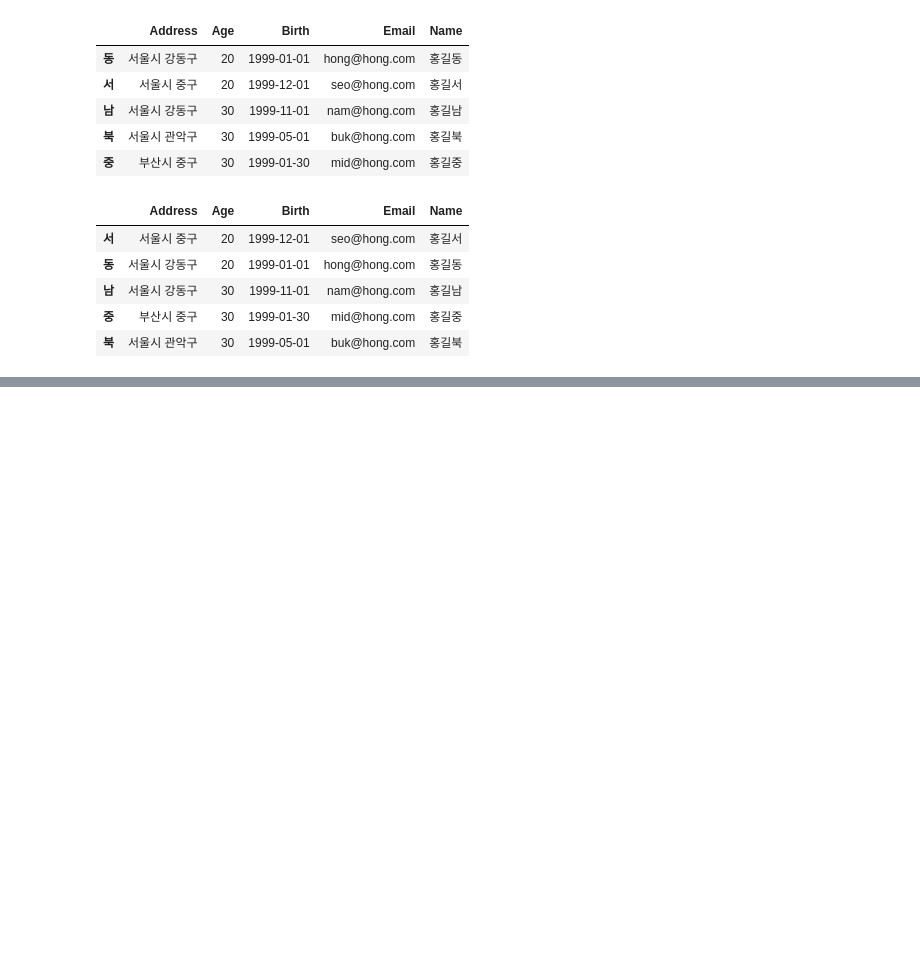
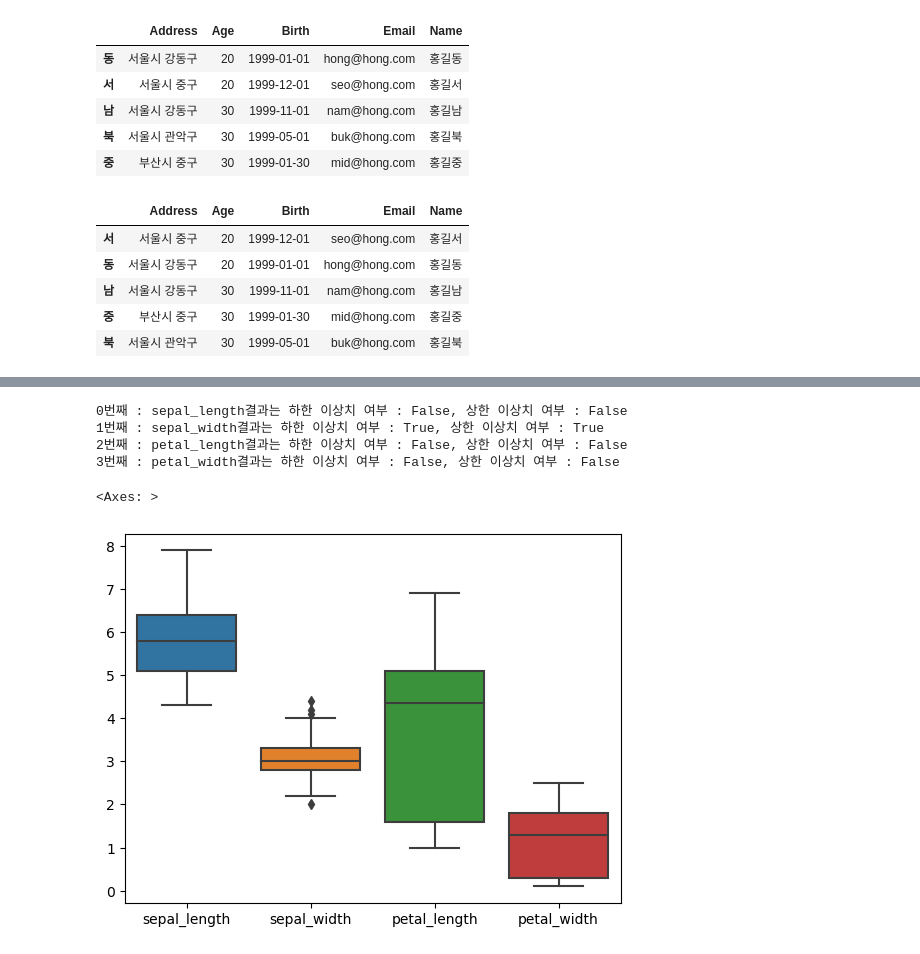
Before and after one commit to Jayk1220/ai, a Jupyter notebook: source/01_python/ch11. 데이터프레임과 시리즈 (Pandas) 1-8.ipynb, the cells around one changed output, grey strips where cells are left out. Cells and saved outputs as stored; diff of their text form; code cells hidden in the pictures; blank space fills up the shorter version.

```diff
--- a/source/01_python/ch11. 데이터프레임과 시리즈 (Pandas) 1-8.ipynb
+++ b/source/01_python/ch11. 데이터프레임과 시리즈 (Pandas) 1-8.ipynb
@@ -1841,0 +1860,5 @@ member.sort_values(by=['Age','Email'], ascending = [False, True)
+# %%
+from statsmodels.api import datasets
+iris = datasets.get_rdataset('iris').data
+iris.columns = [col.lower().replace('.','_') for col in iris.columns]
+iris.sample(1)
@@ -1841,0 +1979,24 @@ member.sort_values(by=['Age','Email'], ascending = [False, True)
+# %%
+qunt = X.quantile(q=[0,0.25,0.5,0.75,1],interpolation='nearest')
+for idx, col in enumerate(qunt.columns):
+    min = qunt.iloc[0,idx]
+    Q1 = qunt.iloc[1,idx]
+    Q3 = qunt.iloc[3,idx]
+    max = qunt.iloc[4,idx]
+    iqr = Q3-Q1
+    lower_outlier = Q1 - 1.5*iqr # 하한이상치 limit
+    upper_outlier = Q3 + 1.5*iqr # 상한이상치 limit
+    print(f"{idx}번째 : {col}결과는 ", end='')
+    print('하한 이상치 여부 : {}, 상한 이상치 여부 : {}'.format(min<lower_outlier,
+                                                            max>upper_outlier))
+# %% [output]
+0번째 : sepal_length결과는 하한 이상치 여부 : False, 상한 이상치 여부 : False
+1번째 : sepal_width결과는 하한 이상치 여부 : True, 상한 이상치 여부 : True
+2번째 : petal_length결과는 하한 이상치 여부 : False, 상한 이상치 여부 : False
+3번째 : petal_width결과는 하한 이상치 여부 : False, 상한 이상치 여부 : False
+# %%
+import seaborn as sns
+sns.boxplot(data = iris)
+# %% [output]
+<Axes: >
+[figure, added]
```
Also changed, not shown: parts of 31 cells of this notebook, 1 other file.
